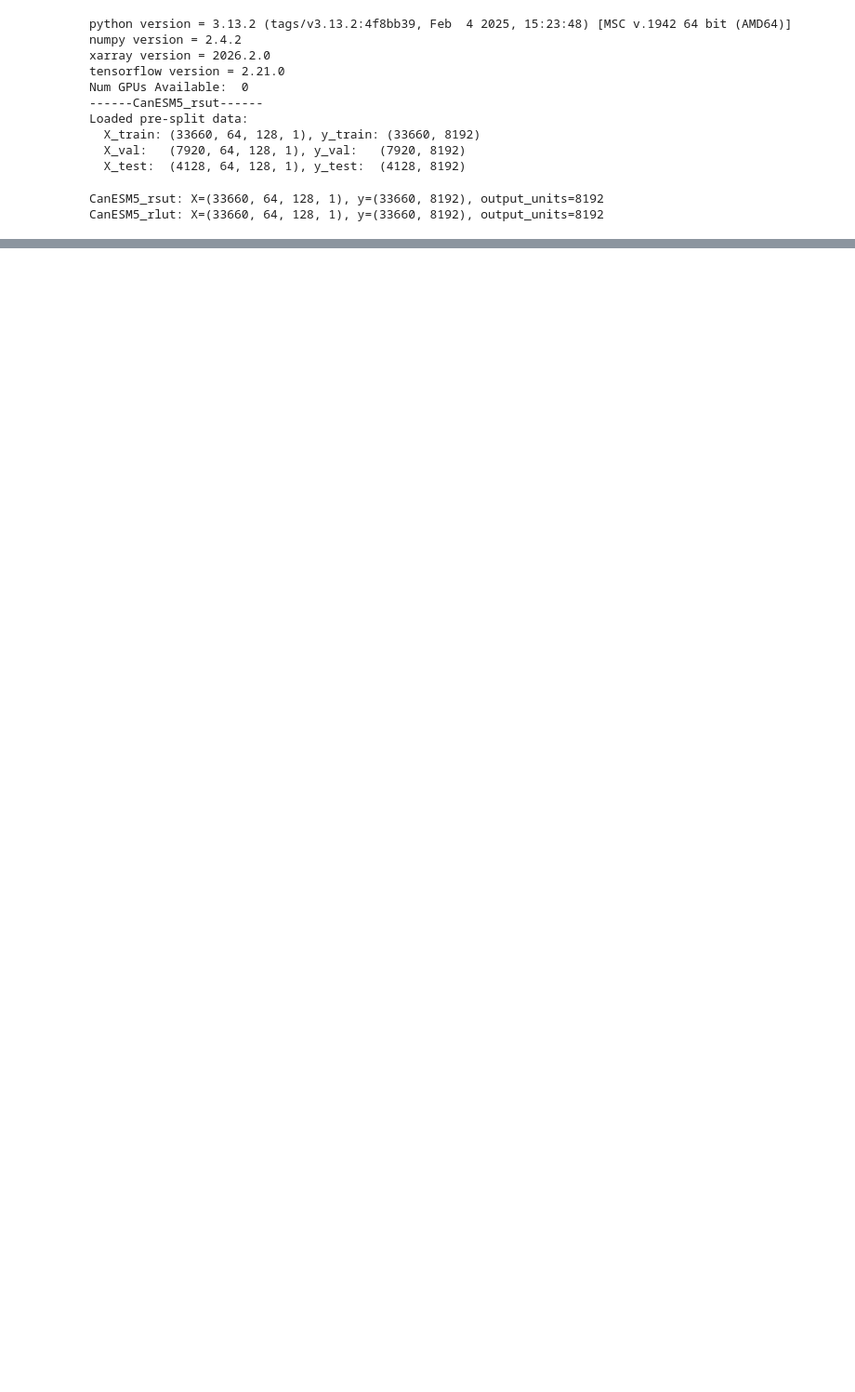
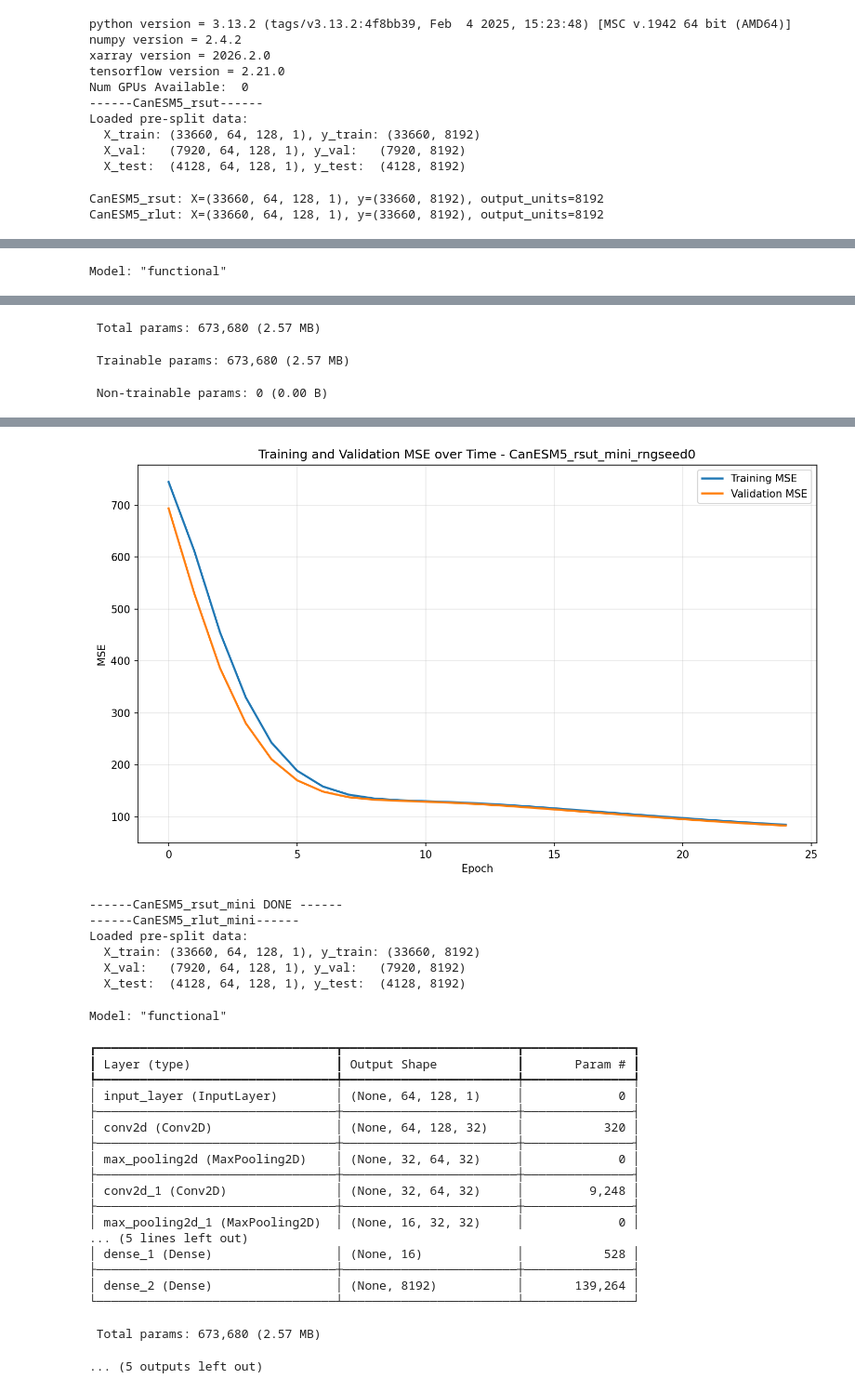
Before and after one commit to UW-MLGEO/Paleo_Climate_ML, a Jupyter notebook: code/notebooks/04_model_training.ipynb, the cells around one changed output, grey strips where cells are left out. Shown at 93% size. Saved outputs shown, nothing was run; the diff lists cells and outputs as text; code cells hidden in the pictures; blank space fills up the shorter version.

Commit message:
added model plots MSE over time

```diff
--- a/code/notebooks/04_model_training.ipynb
+++ b/code/notebooks/04_model_training.ipynb
@@ -97,7 +97,7 @@ def get_settings(experiment_name):
             "kernel_act": ["relu", "relu"],
             "hiddens": [32, 16],
             "act_fun": ["elu", "elu"],
-            "learning_rate": 0.1,
+            "learning_rate": 0.000005,
             "batch_size": 32,
             "rng_seed": 42,
             "rng_seed_list": np.arange(1).tolist(),
@@ -123,7 +123,7 @@ def get_settings(experiment_name):
             "kernel_act": ["relu", "relu"],
             "hiddens": [32, 16],
             "act_fun": ["elu", "elu"],
-            "learning_rate": 0.1,
+            "learning_rate": 0.000005,
             "batch_size": 32,
             "rng_seed": 42,
             "rng_seed_list": np.arange(1).tolist(),
@@ -617,6 +617,11 @@ CanESM5_rsut: X=(33660, 64, 128, 1), y=(33660, 8192), output_units=8192
 CanESM5_rlut: X=(33660, 64, 128, 1), y=(33660, 8192), output_units=8192
 # %%
 # Mini Model Testing
+plt.style.use("default")
+mpl.rcParams["savefig.facecolor"] = "white"
+mpl.rcParams["figure.dpi"] = 150
+savefig_dpi = 300
+
 EXP_NAME_LIST = (
     "CanESM5_rsut_mini",
     "CanESM5_rlut_mini",
@@ -694,6 +699,7 @@ for EXP_NAME in EXP_NAME_LIST:
         save_tf_model(model, model_name, MODEL_DIRECTORY, settings)
         save_predictions(predictions, PREDICTIONS_DIRECTORY + model_name + "_predictions.pickle")
 
+
         plot_metrics_panels(history, predictions)
         plt.savefig(
             DIAGNOSTICS_DIRECTORY + model_name + "_metrics_diagnostic.png",
@@ -702,6 +708,20 @@ for EXP_NAME in EXP_NAME_LIST:
         )
         plt.close()
 
+        # Plot MSE loss over time (skipping first epoch)
+        plt.figure(figsize=(10, 6))
+        epochs_range = range(len(history.history['loss']))
+        plt.plot(epochs_range, history.history['mse'][:], label='Training MSE', linewidth=2)
+        plt.plot(epochs_range, history.history['val_mse'][:], label='Validation MSE', linewidth=2)
+        plt.xlabel('Epoch')
+        plt.ylabel('MSE')
+        plt.title(f'Training and Validation MSE over Time - {model_name}')
+        plt.legend()
+        plt.grid(True, alpha=0.3)
+        plt.tight_layout()
+        plt.show()
+
         _ = gc.collect()
 
     print("------" + EXP_NAME + " DONE ------")
+# %% [output]
@@ -707,0 +733 @@ for EXP_NAME in EXP_NAME_LIST:
+Model: "functional"
@@ -707,0 +751,3 @@ for EXP_NAME in EXP_NAME_LIST:
+ Total params: 673,680 (2.57 MB)
+ Trainable params: 673,680 (2.57 MB)
+ Non-trainable params: 0 (0.00 B)
@@ -707,0 +771,27 @@ for EXP_NAME in EXP_NAME_LIST:
+[figure, added]
+------CanESM5_rsut_mini DONE ------
+------CanESM5_rlut_mini------
+Loaded pre-split data:
+  X_train: (33660, 64, 128, 1), y_train: (33660, 8192)
+  X_val:   (7920, 64, 128, 1), y_val:   (7920, 8192)
+  X_test:  (4128, 64, 128, 1), y_test:  (4128, 8192)
+Model: "functional"
+┏━━━━━━━━━━━━━━━━━━━━━━━━━━━━━━━━━┳━━━━━━━━━━━━━━━━━━━━━━━━┳━━━━━━━━━━━━━━━┓
+┃ Layer (type)                    ┃ Output Shape           ┃       Param # ┃
+┡━━━━━━━━━━━━━━━━━━━━━━━━━━━━━━━━━╇━━━━━━━━━━━━━━━━━━━━━━━━╇━━━━━━━━━━━━━━━┩
+│ input_layer (InputLayer)        │ (None, 64, 128, 1)     │             0 │
+├─────────────────────────────────┼────────────────────────┼───────────────┤
+│ conv2d (Conv2D)                 │ (None, 64, 128, 32)    │           320 │
+├─────────────────────────────────┼────────────────────────┼───────────────┤
+│ max_pooling2d (MaxPooling2D)    │ (None, 32, 64, 32)     │             0 │
+├─────────────────────────────────┼────────────────────────┼───────────────┤
+│ conv2d_1 (Conv2D)               │ (None, 32, 64, 32)     │         9,248 │
+├─────────────────────────────────┼────────────────────────┼───────────────┤
+│ max_pooling2d_1 (MaxPooling2D)  │ (None, 16, 32, 32)     │             0 │
+... (5 lines left out)
+│ dense_1 (Dense)                 │ (None, 16)             │           528 │
+├─────────────────────────────────┼────────────────────────┼───────────────┤
+│ dense_2 (Dense)                 │ (None, 8192)           │       139,264 │
+└─────────────────────────────────┴────────────────────────┴───────────────┘
+ Total params: 673,680 (2.57 MB)
+... (5 outputs left out)
```
Also changed, not shown: parts of 1 cell of this notebook.
